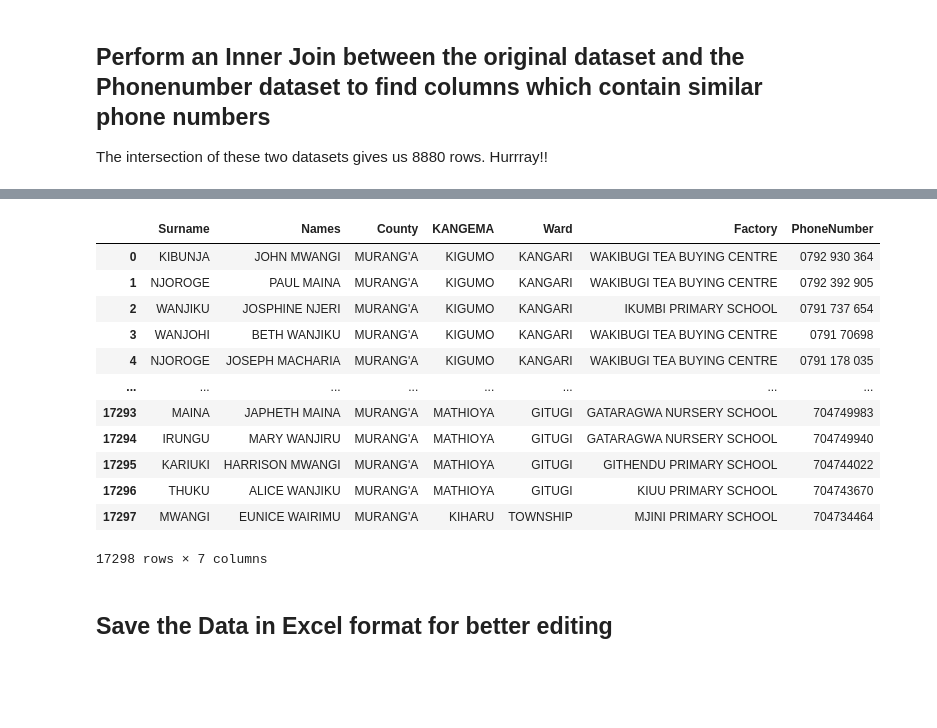
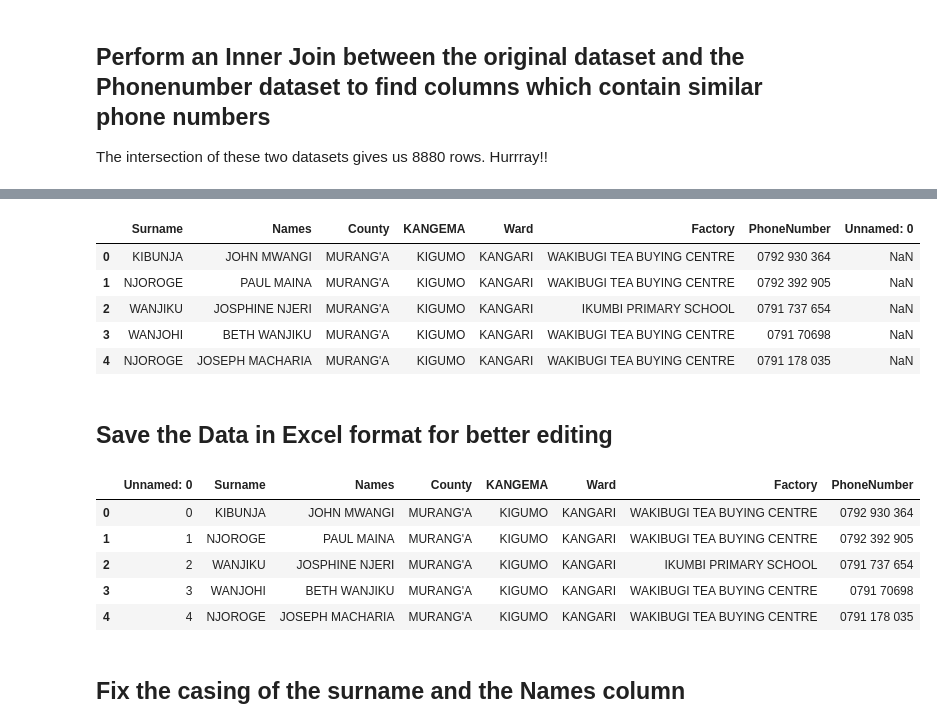
Before and after one commit to Carrieukie/Data-Scrutiny, a Jupyter notebook: Untitled.ipynb, the cells around one changed output, grey strips where cells are left out. Cells and saved outputs as stored; diff of their text form; code cells hidden in the pictures; blank space fills up the shorter version.

```diff
--- a/Untitled.ipynb
+++ b/Untitled.ipynb
@@ -131,21 +110,24 @@ The intersection of these two datasets gives us 17298 rows. Hurrray!!
 # %%
 total = pd.merge(factories,comparisons, how = "outer")
-total
+total.head()
 # %% [output]
-|  | Surname | Names | County | KANGEMA | Ward | Factory | PhoneNumber |
-| 0 | KIBUNJA | JOHN MWANGI | MURANG'A | KIGUMO | KANGARI | WAKIBUGI TEA BUYING CENTRE | 0792 930 364 |
-| 1 | NJOROGE | PAUL MAINA | MURANG'A | KIGUMO | KANGARI | WAKIBUGI TEA BUYING CENTRE | 0792 392 905 |
-| 2 | WANJIKU | JOSPHINE NJERI | MURANG'A | KIGUMO | KANGARI | IKUMBI PRIMARY SCHOOL | 0791 737 654 |
-| 3 | WANJOHI | BETH WANJIKU | MURANG'A | KIGUMO | KANGARI | WAKIBUGI TEA BUYING CENTRE | 0791 70698 |
-| 4 | NJOROGE | JOSEPH MACHARIA | MURANG'A | KIGUMO | KANGARI | WAKIBUGI TEA BUYING CENTRE | 0791 178 035 |
-| ... | ... | ... | ... | ... | ... | ... | ... |
-| 17293 | MAINA | JAPHETH MAINA | MURANG'A | MATHIOYA | GITUGI | GATARAGWA NURSERY SCHOOL | 704749983 |
-| 17294 | IRUNGU | MARY WANJIRU | MURANG'A | MATHIOYA | GITUGI | GATARAGWA NURSERY SCHOOL | 704749940 |
-| 17295 | KARIUKI | HARRISON MWANGI | MURANG'A | MATHIOYA | GITUGI | GITHENDU PRIMARY SCHOOL | 704744022 |
-| 17296 | THUKU | ALICE WANJIKU | MURANG'A | MATHIOYA | GITUGI | KIUU PRIMARY SCHOOL | 704743670 |
-| 17297 | MWANGI | EUNICE WAIRIMU | MURANG'A | KIHARU | TOWNSHIP | MJINI PRIMARY SCHOOL | 704734464 |
+|  | Surname | Names | County | KANGEMA | Ward | Factory | PhoneNumber | Unnamed: 0 |
+| 0 | KIBUNJA | JOHN MWANGI | MURANG'A | KIGUMO | KANGARI | WAKIBUGI TEA BUYING CENTRE | 0792 930 364 | NaN |
+| 1 | NJOROGE | PAUL MAINA | MURANG'A | KIGUMO | KANGARI | WAKIBUGI TEA BUYING CENTRE | 0792 392 905 | NaN |
+| 2 | WANJIKU | JOSPHINE NJERI | MURANG'A | KIGUMO | KANGARI | IKUMBI PRIMARY SCHOOL | 0791 737 654 | NaN |
+| 3 | WANJOHI | BETH WANJIKU | MURANG'A | KIGUMO | KANGARI | WAKIBUGI TEA BUYING CENTRE | 0791 70698 | NaN |
+| 4 | NJOROGE | JOSEPH MACHARIA | MURANG'A | KIGUMO | KANGARI | WAKIBUGI TEA BUYING CENTRE | 0791 178 035 | NaN |
-17298 rows × 7 columns
 # %% [markdown]
 ## Save the Data in Excel format for better editing
 # %%
-total.to_excel("total.xlsx")
+total = pd.read_excel("total.xlsx")
+total.head()
+# %% [output]
+|  | Unnamed: 0 | Surname | Names | County | KANGEMA | Ward | Factory | PhoneNumber |
+| 0 | 0 | KIBUNJA | JOHN MWANGI | MURANG'A | KIGUMO | KANGARI | WAKIBUGI TEA BUYING CENTRE | 0792 930 364 |
+| 1 | 1 | NJOROGE | PAUL MAINA | MURANG'A | KIGUMO | KANGARI | WAKIBUGI TEA BUYING CENTRE | 0792 392 905 |
+| 2 | 2 | WANJIKU | JOSPHINE NJERI | MURANG'A | KIGUMO | KANGARI | IKUMBI PRIMARY SCHOOL | 0791 737 654 |
+| 3 | 3 | WANJOHI | BETH WANJIKU | MURANG'A | KIGUMO | KANGARI | WAKIBUGI TEA BUYING CENTRE | 0791 70698 |
+| 4 | 4 | NJOROGE | JOSEPH MACHARIA | MURANG'A | KIGUMO | KANGARI | WAKIBUGI TEA BUYING CENTRE | 0791 178 035 |
+# %% [markdown]
+## Fix the casing of the surname and the Names column
```
Also changed, not shown: parts of 30 cells of this notebook, 1 other file.
